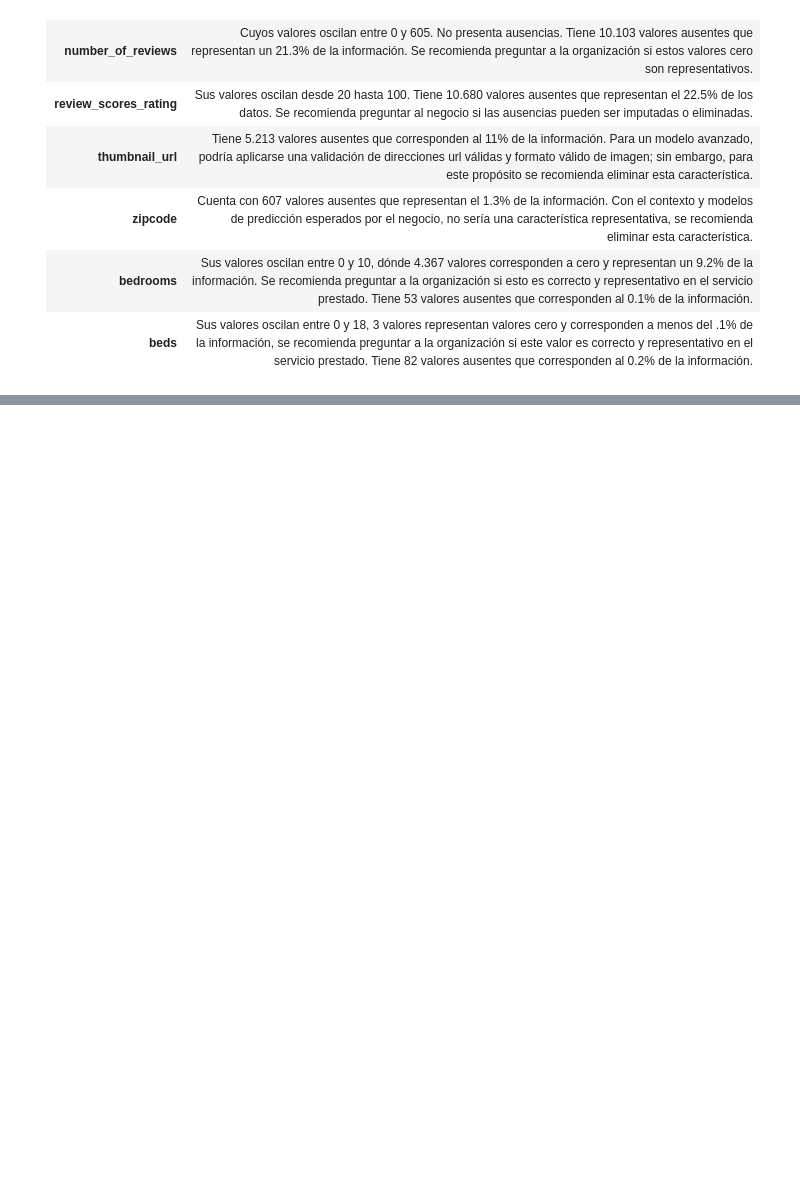
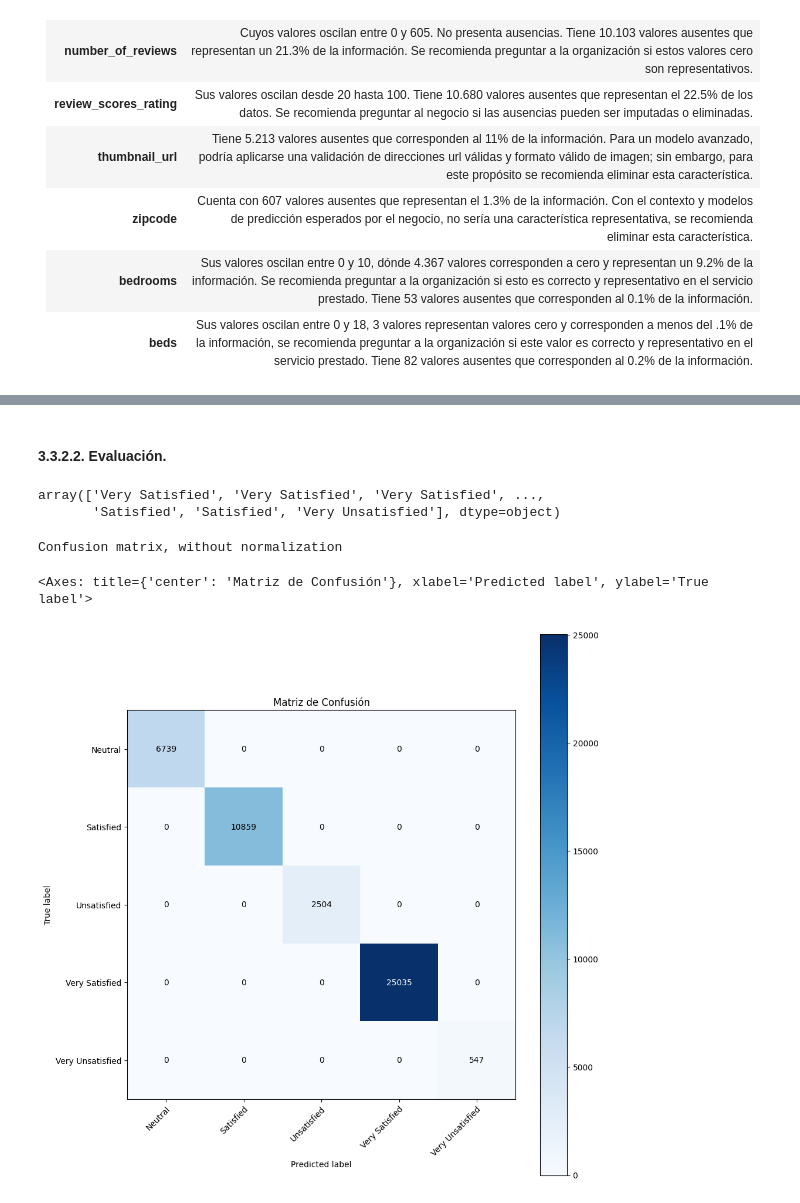
Before and after one commit to fcastellanosp/MINE-4206_202410_AML, a Jupyter notebook: Laboratorios/Laboratorio 2/Sesión 2.ipynb, the cells around one changed output, grey strips where cells are left out. Drawn from its saved outputs; the diff is of its cells as text; code cells hidden in the pictures; blank space fills up the shorter version.

```diff
--- a/Laboratorios/Laboratorio 2/Sesión 2.ipynb
+++ b/Laboratorios/Laboratorio 2/Sesión 2.ipynb
@@ -91,0 +927,9 @@ Las recomendaciones de tratamiento de la información para cada una de las carac
+# %%
+%%time
+estimators_rfc_em1 = [
+        ('transform', preprocessor),
+        ('classifier', RandomForestClassifier(n_estimators=100, random_state=my_seed))
+]
+
+rfc_em1_pipe = Pipeline(estimators_rfc_em1)
+rfc_em1_pipe.fit(X_train, Y_train)
@@ -91,0 +956,16 @@ Las recomendaciones de tratamiento de la información para cada una de las carac
+# %% [markdown]
+#### 3.3.2.2. Evaluación.
+# %%
+y_pred_rfc_em1 = rfc_em1_pipe.predict(X_train)
+y_pred_rfc_em1
+# %% [output]
+array(['Very Satisfied', 'Very Satisfied', 'Very Satisfied', ...,
+       'Satisfied', 'Satisfied', 'Very Unsatisfied'], dtype=object)
+# %%
+classes = rfc_em1_pipe[1].classes_
+plot_confusion_matrix(y_true=Y_train, y_pred=y_pred_rfc_em1, classes=classes,
+                      title='Matriz de Confusión')
+# %% [output]
+Confusion matrix, without normalization
+<Axes: title={'center': 'Matriz de Confusión'}, xlabel='Predicted label', ylabel='True label'>
+[figure, added]
```
Also changed, not shown: parts of 186 cells of this notebook.
